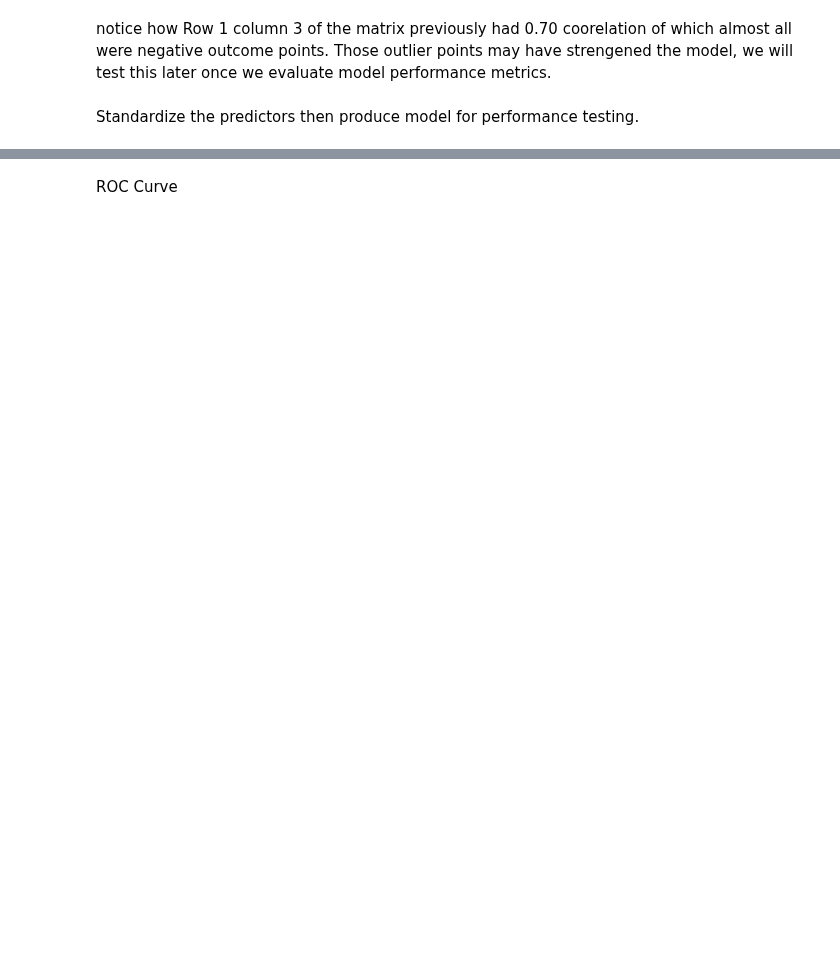
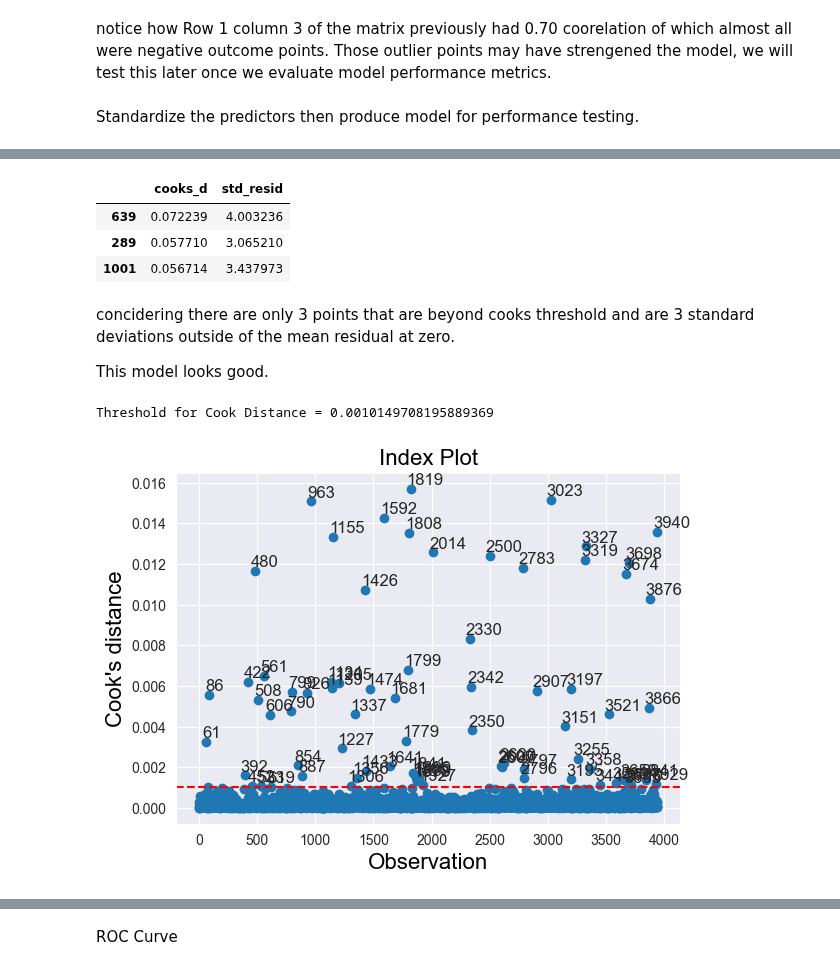
Before and after one commit to Jacob-J-Richards/DS_DA_Projects, a Jupyter notebook: 90+_DaysPastDue/90+DPD_narrative.ipynb, the cells around one changed output, grey strips where cells are left out. Cells and saved outputs as stored; diff of their text form; code cells hidden in the pictures; blank space fills up the shorter version.

```diff
--- a/90+_DaysPastDue/90+DPD_narrative.ipynb
+++ b/90+_DaysPastDue/90+DPD_narrative.ipynb
@@ -733,0 +772,75 @@ LogisticRegression()
+# %%
+# Display top 5 most influential outliers
+extreme.sort_values("cooks_d", ascending=False).head()
+# %% [output]
+|  | cooks_d | std_resid |
+| 639 | 0.072239 | 4.003236 |
+| 289 | 0.057710 | 3.065210 |
+| 1001 | 0.056714 | 3.437973 |
+# %% [markdown]
+concidering there are only 3 points that are beyond cooks threshold and are 3 standard deviations outside of the mean residual at zero.
+
+This model looks good.
+# %%
+from scipy import stats
+# Import dependencies
+import numpy as np
+import pandas as pd
+import matplotlib.pyplot as plt
+import seaborn as sns
+sns.set_style('darkgrid')
+import math
+from sklearn.linear_model import LogisticRegression
+
+import statsmodels.api as sm
+from statsmodels.genmod.generalized_linear_model import GLM
+from statsmodels.genmod import families
+from statsmodels.stats.outliers_influence import variance_inflation_factor
+from IPython.display import Image
+from sklearn.linear_model import LogisticRegression
+from sklearn.metrics import classification_report, accuracy_score
+
+
+
+
+predictor = train[['feature_1_standard', 'feature_2_standard', 'feature_3_standard', 'feature_4_standard']]
+response = train['y']
+
+
+logit_model = GLM(response, predictor, family=families.Binomial())
+
+
+model = logit_model.fit()
+
+
+
+# Get influence measures
+influence = model.get_influence()
+
+# Obtain summary df of influence measures
+summ_df = influence.summary_frame()
+
+# Filter summary df to Cook distance
+diagnosis_df = summ_df.loc[:,['cooks_d']]
+
+# Append absolute standardized residual values
+diagnosis_df['std_resid'] = stats.zscore(model.resid_pearson)
+diagnosis_df['std_resid'] = diagnosis_df.loc[:,'std_resid'].apply(lambda x: np.abs(x))
+
+# Sort by Cook's Distance
+diagnosis_df.sort_values("cooks_d", ascending=False)
+diagnosis_df.head()
+
+
+
+# Set Cook's distance threshold
+cook_threshold = 4 / len(train)
+print(f"Threshold for Cook Distance = {cook_threshold}")
+
+# Plot influence measures (Cook's distance)
+fig = influence.plot_index(y_var="cooks", threshold=cook_threshold)
+plt.axhline(y = cook_threshold, ls="--", color='red')
+fig.tight_layout(pad=2)
+# %% [output]
+Threshold for Cook Distance = 0.0010149708195889369
+[figure, added]
```
Also changed, not shown: parts of 26 cells of this notebook, 5 other files.
